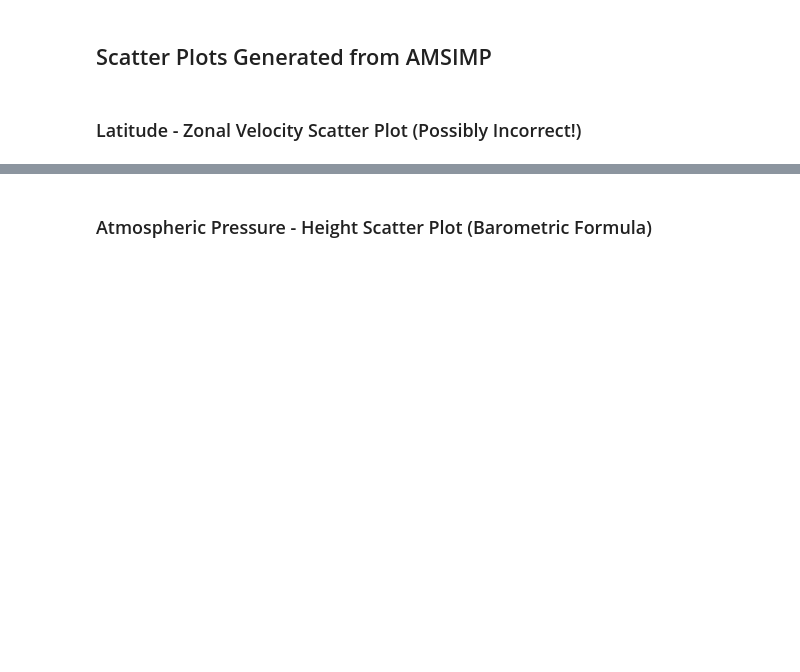
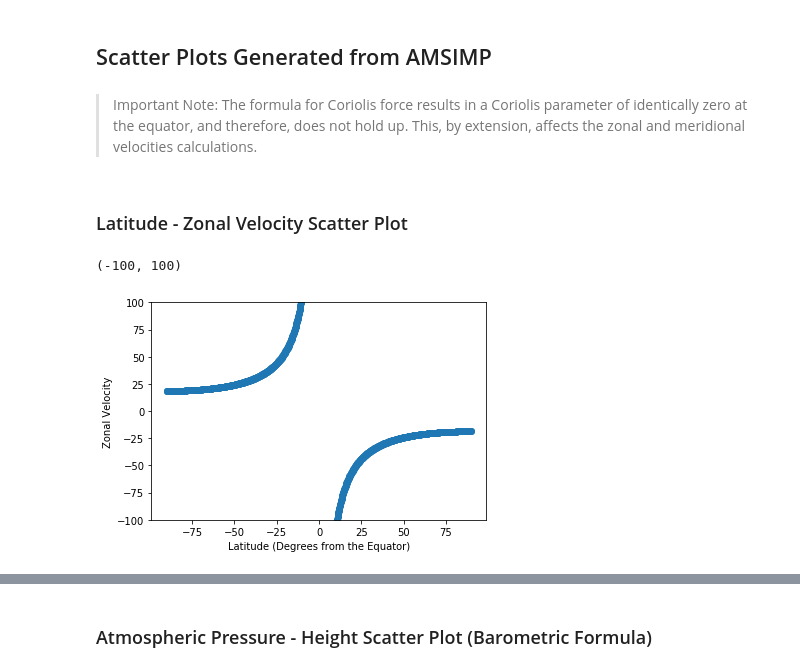
Before and after one commit to amsimp/amsimp, a Jupyter notebook: benchmarking/visualise.ipynb, the cells around one changed output, grey strips where cells are left out. Saved outputs shown, nothing was run; the diff lists cells and outputs as text; code cells hidden in the pictures; blank space fills up the shorter version.

Commit message:
Fixes Benchmarking Visualisation

```diff
--- a/benchmarking/visualise.ipynb
+++ b/benchmarking/visualise.ipynb
@@ -11,8 +13,17 @@ ModuleNotFoundError: No module named 'amsimp'
+# %%
+#Defines the level of detail for the notebook
+detail = amsimp.Backend(3)
 # %% [markdown]
 ## Scatter Plots Generated from AMSIMP
+# %% [markdown]
+> Important Note: The formula for Coriolis force results in a Coriolis parameter of identically zero at the equator, and therefore, does not hold up. This, by extension, affects the zonal and meridional velocities calculations.
 # %% [markdown]
-### Latitude - Zonal Velocity Scatter Plot (Possibly Incorrect!)
+### Latitude - Zonal Velocity Scatter Plot
 # %%
-plt.scatter(amsimp.latitude, amsimp.zonal_velocity)
+plt.scatter(detail.latitude_lines(), detail.zonal_velocity())
 plt.xlabel('Latitude (Degrees from the Equator)')
 plt.ylabel('Zonal Velocity')
+plt.ylim(-100, 100)
+# %% [output]
+(-100, 100)
+[figure, added]
```
Also changed, not shown: parts of 16 cells of this notebook, 2 other files.
